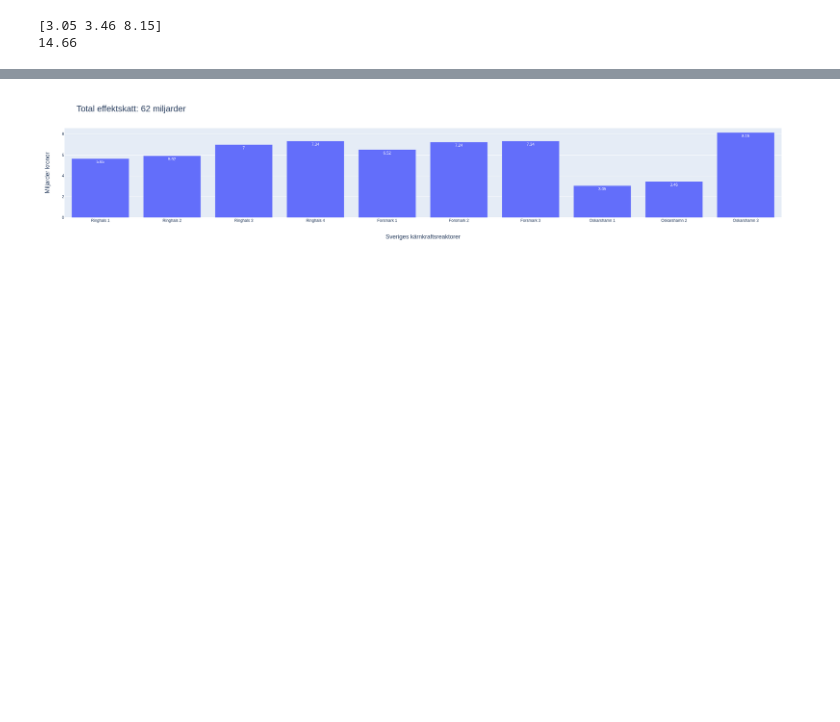
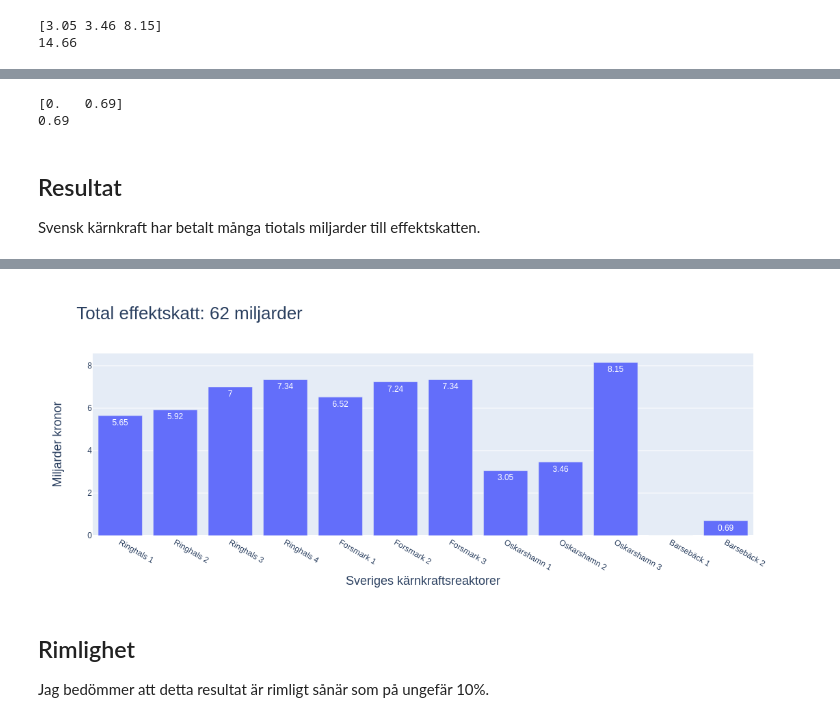
Before and after one commit to consideRatio/nuclear-notebooks, a Jupyter notebook: notebooks/effektskatten.ipynb, the cells around one changed output, grey strips where cells are left out. Cells and saved outputs as stored; diff of their text form; code cells hidden in the pictures; blank space fills up the shorter version.

```diff
--- a/notebooks/effektskatten.ipynb
+++ b/notebooks/effektskatten.ipynb
@@ -125,3 +173,46 @@ I variablerna nedan får vi har vi antalet miljarder kronor för respektive reak
+# %%
+# Billions of SEK in tax from Barsebäck 1-2 between 2000-2018
+# Somewhat more complicated because of shut downs along the
+# timespan of interest.
+
+barseback_mw_thermal = [
+    {
+        # 2000-2005 (31 May) --- 12*4 months + 4 months
+        'months': 12*5 + 5,
+        'mw': [0, 1800],
+    },
+    {
+        # O3 upgraded
+        # 2005-2018 --- 6 months + 12*12 months
+        'months': 7 + 12*12,
+        'mw': [0, 0],
+    },
+]
+
+# Ensure the months add up to the months between the start of 2000 and start of 2018
+total_number_of_months = 12*(2018 - 2000)
+assert total_number_of_months == sum(map(lambda e: e['months'], barseback_mw_thermal))
+
+# Transition to a list of monthly capacity
+monthly_barseback_mw_thermal = np.concatenate([
+    np.tile(e['mw'], (e['months'], 1))
+    for e in barseback_mw_thermal
+])
+
+assert total_number_of_months == len(monthly_barseback_mw_thermal)
+
+barseback_monthly_tax = monthly_barseback_mw_thermal * np.transpose(np.tile(monthly_tax_per_mw, (2, 1)))
+barseback_total_tax = sum(barseback_monthly_tax) / 10**9
+barseback_total_tax = np.around(barseback_total_tax, decimals=2)
+print(barseback_total_tax)
+print(sum(barseback_total_tax))
+# %% [output]
+[0.   0.69]
+0.69
+# %% [markdown]
+## Resultat
+
+Svensk kärnkraft har betalt många tiotals miljarder till effektskatten.
 # %%
 # Boring code to create the graph
 import plotly.graph_objs as go
@@ -137,11 +228,14 @@ reactor_names = [
     "Oskarshamn 1",
     "Oskarshamn 2",
     "Oskarshamn 3",
+    "Barsebäck 1",
+    "Barsebäck 2",
 ]
 billions_in_tax = np.concatenate([
     ringhals_total_tax,
     forsmark_total_tax,
     oskarshamn_total_tax,
+    barseback_total_tax,
 ])
 
 all_plants_total_tax = sum(billions_in_tax)
@@ -155,32 +249,36 @@ fig.add_trace(
         textposition='auto',
     ),
 )
 
 plot_font = dict(size=26)
 axis_font = dict(size=18)
 
 fig.update_layout(
     barmode="stack",
     title=go.layout.Title(
         text="Total effektskatt: {:.0f} miljarder".format(all_plants_total_tax),
         font=plot_font,
     ),
     xaxis=go.layout.XAxis(
         title=go.layout.xaxis.Title(
             text="Sveriges kärnkraftsreaktorer",
             font=axis_font,
         )
     ),
     yaxis=go.layout.YAxis(
         title=go.layout.yaxis.Title(
             text="Miljarder kronor",
             font=axis_font,
         )
     )
 )
 
 fig
 # %% [output]
 [interactive output not drawn]
-[figure, old version]
+[figure, new version]
+# %% [markdown]
+## Rimlighet
+
+Jag bedömmer att detta resultat är rimligt sånär som på ungefär 10%.
 # %% [markdown]
```
Also changed, not shown: parts of 35 cells of this notebook.
